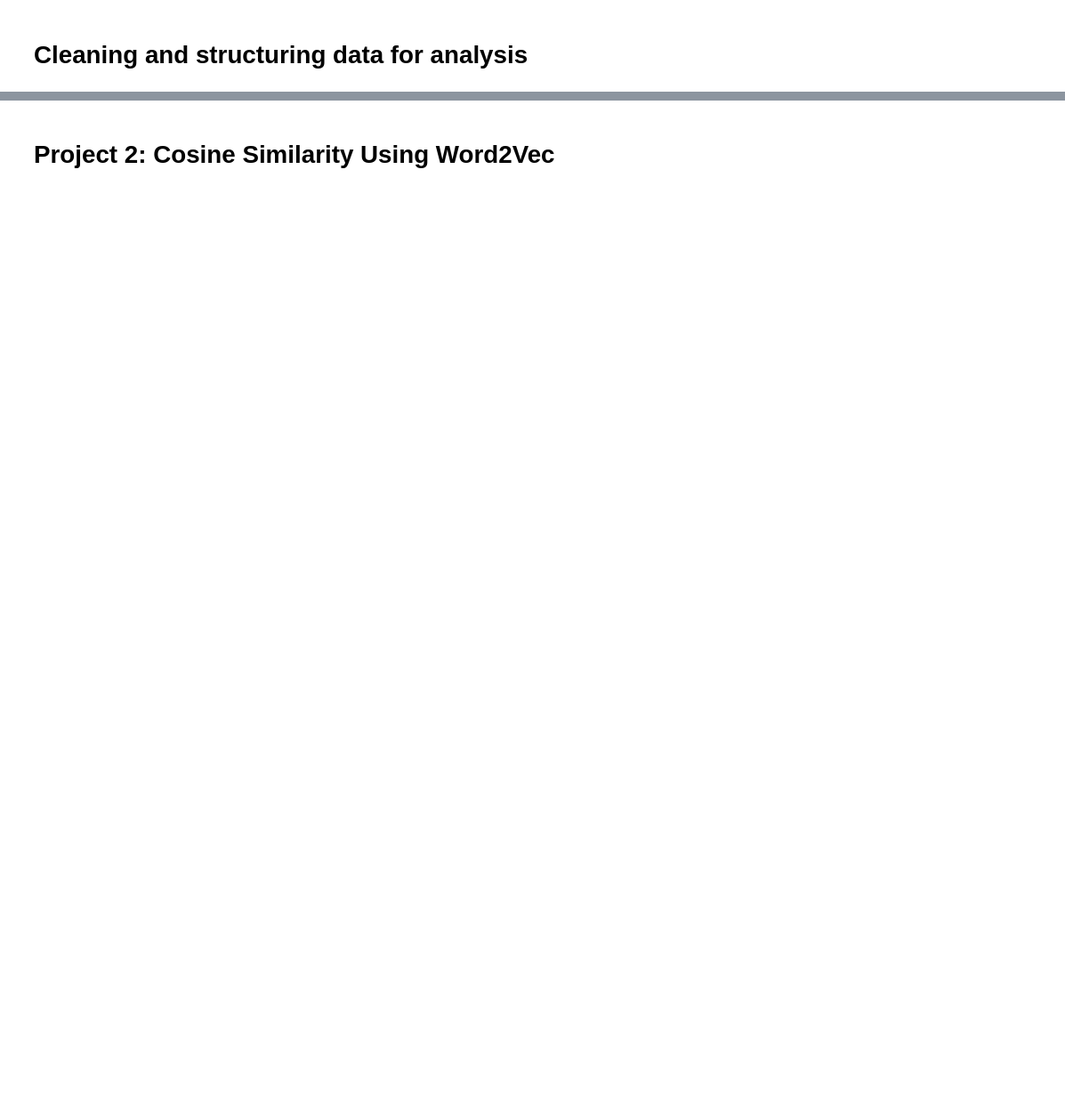
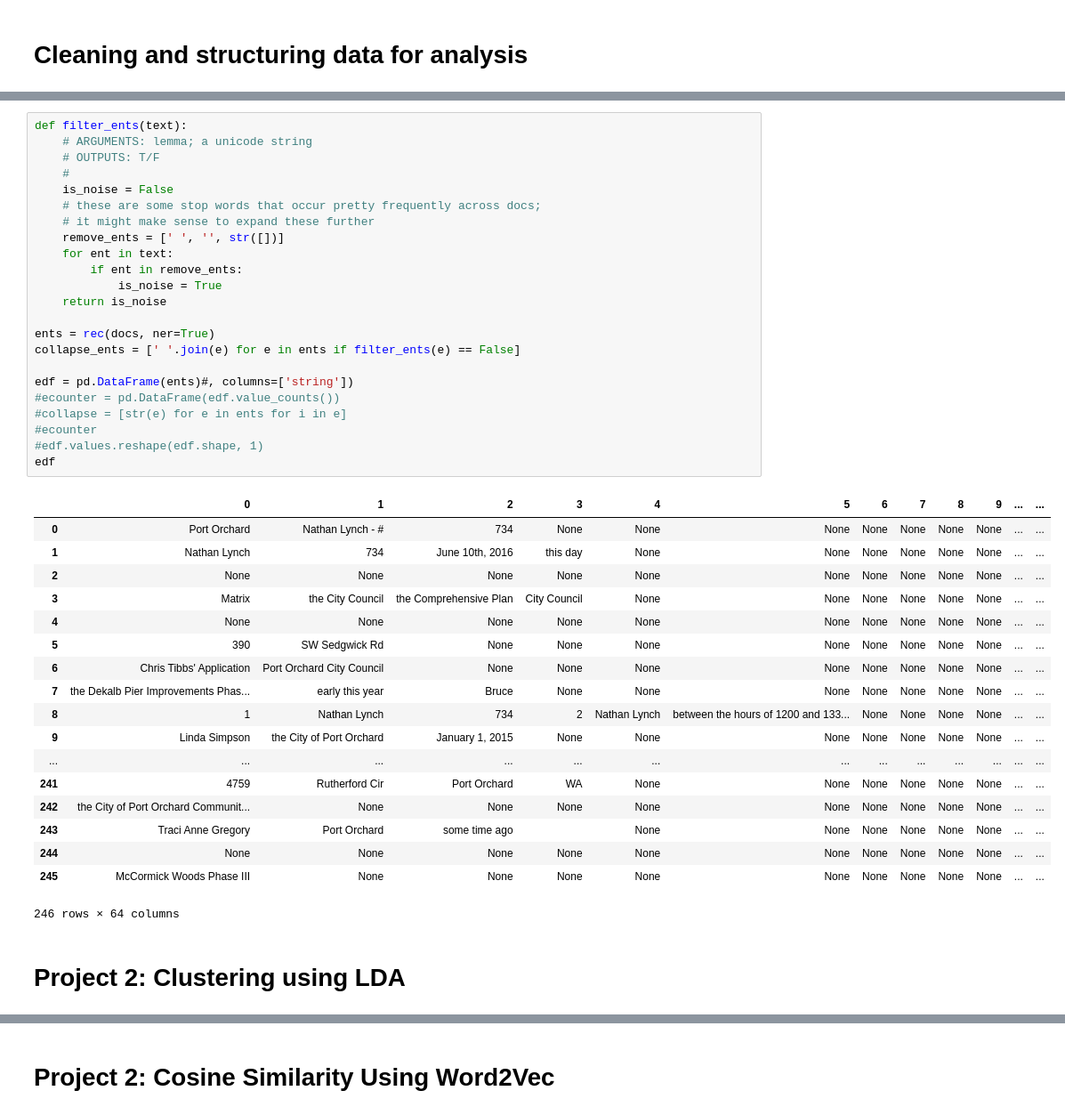
Before and after one commit to OpenDataLiteracy/OpenDataAlliance-KM, a Jupyter notebook: NLP on PRR.ipynb, the cells around one changed output, grey strips where cells are left out. Shown at 89% size. Saved outputs shown, nothing was run; the diff lists cells and outputs as text; blank space fills up the shorter version.

```diff
--- a/NLP on PRR.ipynb
+++ b/NLP on PRR.ipynb
@@ -357,0 +592,44 @@ pp.pprint(lda_40.print_topics())
+# %%
+def filter_ents(text):
+    # ARGUMENTS: lemma; a unicode string
+    # OUTPUTS: T/F
+    #
+    is_noise = False
+    # these are some stop words that occur pretty frequently across docs;
+    # it might make sense to expand these further
+    remove_ents = [' ', '', str([])]
+    for ent in text:
+        if ent in remove_ents:
+            is_noise = True
+    return is_noise
+
+ents = rec(docs, ner=True)
+collapse_ents = [' '.join(e) for e in ents if filter_ents(e) == False]
+
+edf = pd.DataFrame(ents)#, columns=['string'])
+#ecounter = pd.DataFrame(edf.value_counts())
+#collapse = [str(e) for e in ents for i in e]
+#ecounter
+#edf.values.reshape(edf.shape, 1)
+edf
+# %% [output]
+|  | 0 | 1 | 2 | 3 | 4 | 5 | 6 | 7 | 8 | 9 | ... | ... |
+| 0 | Port Orchard | Nathan Lynch - # | 734 | None | None | None | None | None | None | None | ... | ... |
+| 1 | Nathan Lynch | 734 | June 10th, 2016 | this day | None | None | None | None | None | None | ... | ... |
+| 2 | None | None | None | None | None | None | None | None | None | None | ... | ... |
+| 3 | Matrix | the City Council | the Comprehensive Plan | City Council | None | None | None | None | None | None | ... | ... |
+| 4 | None | None | None | None | None | None | None | None | None | None | ... | ... |
+| 5 | 390 | SW Sedgwick Rd | None | None | None | None | None | None | None | None | ... | ... |
+| 6 | Chris Tibbs' Application | Port Orchard City Council | None | None | None | None | None | None | None | None | ... | ... |
+| 7 | the Dekalb Pier Improvements Phas... | early this year | Bruce | None | None | None | None | None | None | None | ... | ... |
+| 8 | 1 | Nathan Lynch | 734 | 2 | Nathan Lynch | between the hours of 1200 and 133... | None | None | None | None | ... | ... |
+| 9 | Linda Simpson | the City of Port Orchard | January 1, 2015 | None | None | None | None | None | None | None | ... | ... |
+| ... | ... | ... | ... | ... | ... | ... | ... | ... | ... | ... | ... | ... |
+| 241 | 4759 | Rutherford Cir | Port Orchard | WA | None | None | None | None | None | None | ... | ... |
+| 242 | the City of Port Orchard Communit... | None | None | None | None | None | None | None | None | None | ... | ... |
+| 243 | Traci Anne Gregory | Port Orchard | some time ago |  | None | None | None | None | None | None | ... | ... |
+| 244 | None | None | None | None | None | None | None | None | None | None | ... | ... |
+| 245 | McCormick Woods Phase III | None | None | None | None | None | None | None | None | None | ... | ... |
+246 rows × 64 columns
+# %% [markdown]
+# Project 2: Clustering using LDA
```
Also changed, not shown: parts of 42 cells of this notebook.
